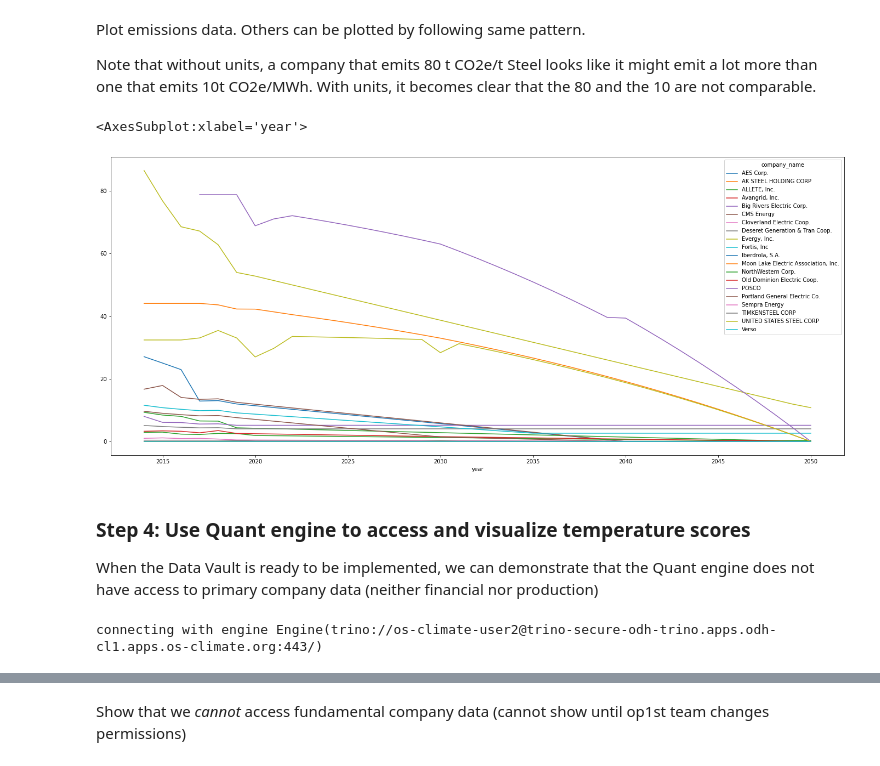
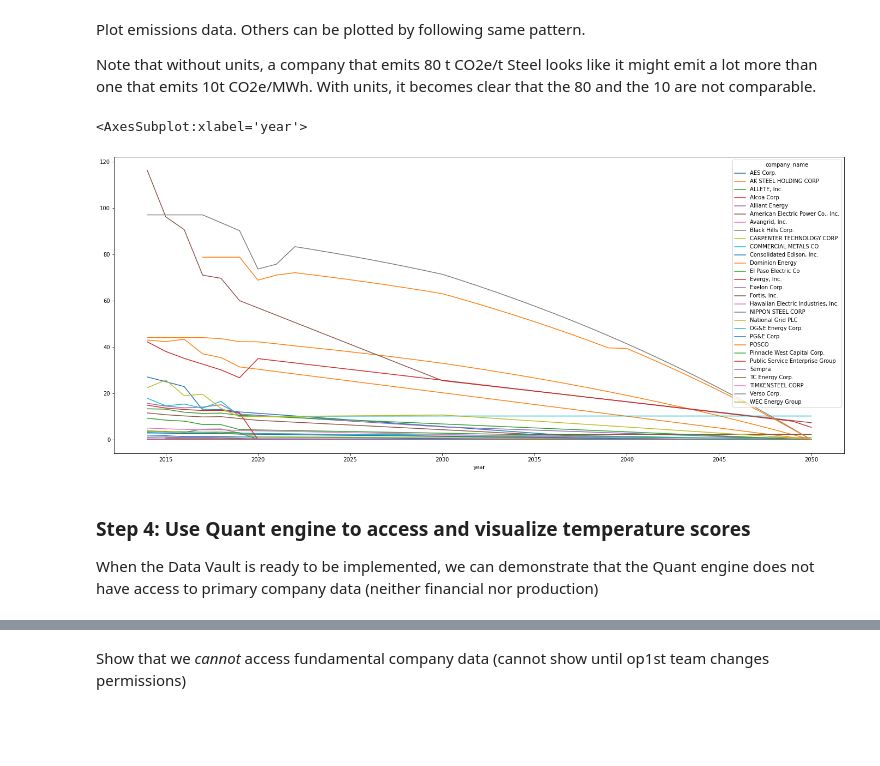
Before and after one commit to os-climate/ITR, a Jupyter notebook: examples/vault_demo_n0.ipynb, the cells around one changed output, grey strips where cells are left out. Cells and saved outputs as stored; diff of their text form; code cells hidden in the pictures; blank space fills up the shorter version.

```diff
--- a/examples/vault_demo_n0.ipynb
+++ b/examples/vault_demo_n0.ipynb
@@ -158,36 +158,14 @@ df = pd.read_sql_table(f"emissions_data", engine_dev)
 # %%
 df = df.sort_values(['company_name', 'year']).reset_index(drop=True)
 # %%
-plottable_df = df[~df.company_lei.isin(['SJ7XXD41SQU3ZNWUJ746','5493008F4ZOQFNG3WN54','XRZQ5S7HYJFPHJ78L959', '549300K5VIUTJXQL7X75', 'OZ8GM8L4AHPKSWZMW205',
-                                        '1B4S6S7G0TW5EE83BO58', '5493002H80P81B3HXL31', '549300K5VIUTJXQL7X75'])].pivot(index='year', columns='company_name', values='co2_target_by_year').reset_index()
+plottable_df = df.pivot(index='year', columns='company_name', values='co2_target_by_year').reset_index()
 
 # Must plot the first few columns, but then plot 1/3rd of the companies so as not to over-clutter the graph
-plottable_df.iloc[:, [x for x in list(range(0,3)) + list(range(3,93,5))]].plot(x='year', kind='line', figsize=(24,10))
+plottable_df.iloc[:, [x for x in list(range(0,3)) + list(range(3,57,2))]].plot(x='year', kind='line', figsize=(24,10))
 # %% [output]
 <AxesSubplot:xlabel='year'>
-[figure, old version]
+[figure, new version]
 # %% [markdown]
 ### Step 4: Use Quant engine to access and visualize temperature scores
 
 When the Data Vault is ready to be implemented, we can demonstrate that the Quant engine does not have access to primary company data (neither financial nor production)
-# %%
-sqlstring = 'trino://{user}@{host}:{port}/'.format(
-    user = os.environ['TRINO_USER_USER2'],
-    host = os.environ['TRINO_HOST'],
-    port = os.environ['TRINO_PORT']
-)
-sqlargs = {
-    'auth': trino.auth.JWTAuthentication(os.environ['TRINO_PASSWD_USER2']),
-    'http_scheme': 'https',
-    'catalog': 'osc_datacommons_dev',
-    'schema': 'demo',
-}
-
-ingest_catalog = 'osc_datacommons_dev'
-ingest_schema = 'demo'
-
-engine_quant = create_engine(sqlstring, connect_args = sqlargs)
-print("connecting with engine " + str(engine_quant))
-connection_quant = engine_quant.connect()
-# %% [output]
-connecting with engine Engine(trino://os-climate-user2@trino-secure-odh-trino.apps.odh-cl1.apps.os-climate.org:443/)
```
Also changed, not shown: parts of 35 cells of this notebook, 4 other files.
